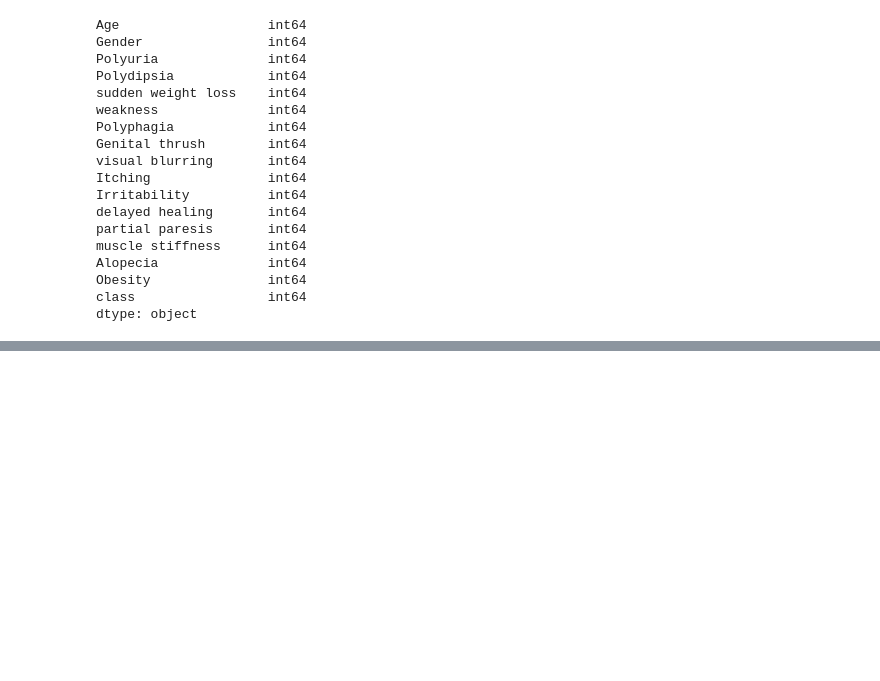
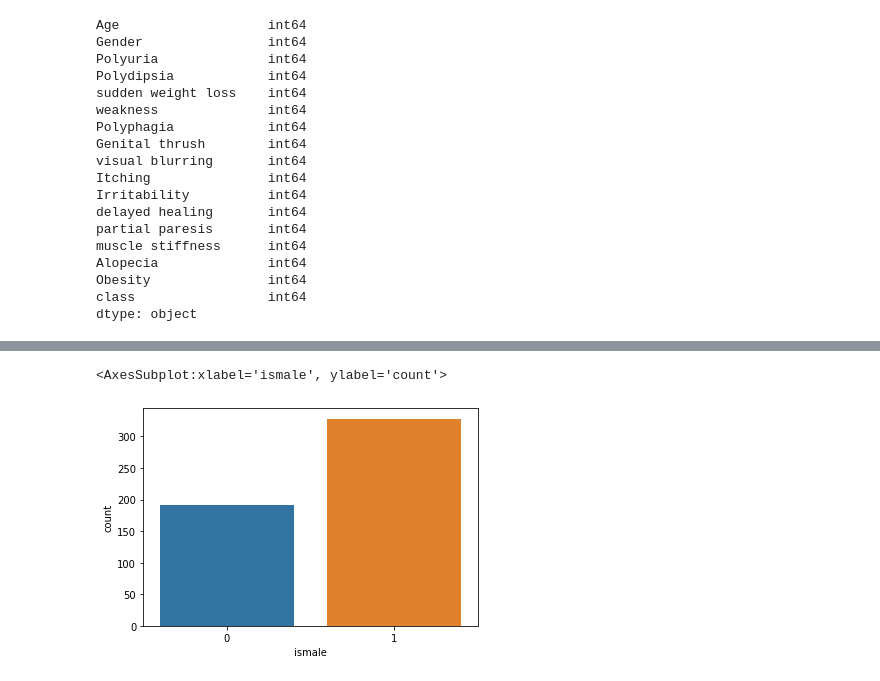
Before and after one commit to fabiokrone/DS_early_diabetes_detection, a Jupyter notebook: project-early-diabetes-detection.ipynb, the cells around one changed output, grey strips where cells are left out. Saved outputs shown, nothing was run; the diff lists cells and outputs as text; code cells hidden in the pictures; blank space fills up the shorter version.

```diff
--- a/project-early-diabetes-detection.ipynb
+++ b/project-early-diabetes-detection.ipynb
@@ -122,0 +204,6 @@ df
+# %%
+# create a countplot for ismale
+sns.countplot(df['ismale'])
+# %% [output]
+<AxesSubplot:xlabel='ismale', ylabel='count'>
+[figure, added]
```
Also changed, not shown: parts of 12 cells of this notebook, 1 other file.
